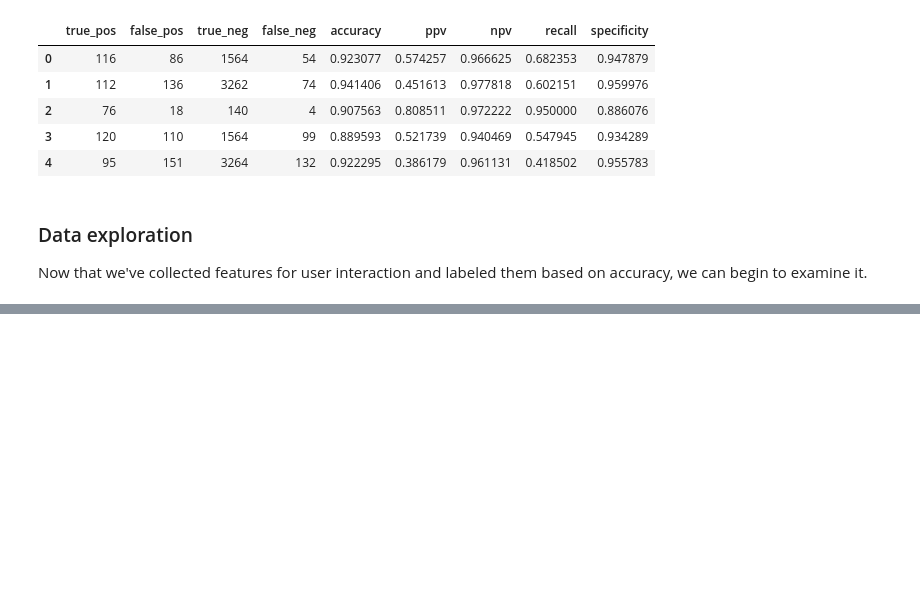
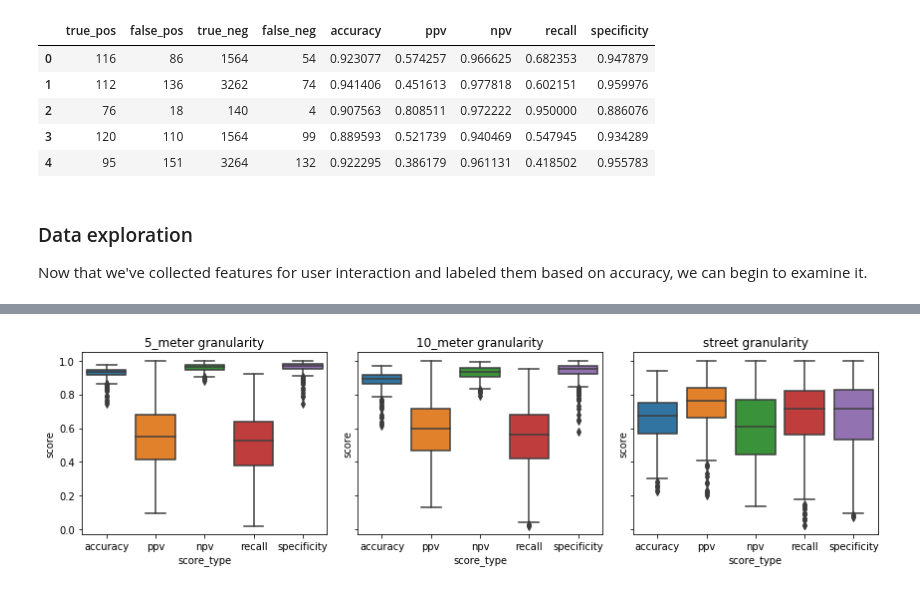
Before and after one commit to johannkm/cmsc499A, a Jupyter notebook: Report.ipynb, the cells around one changed output, grey strips where cells are left out. Drawn from its saved outputs; the diff is of its cells as text; code cells hidden in the pictures; blank space fills up the shorter version.

```diff
--- a/Report.ipynb
+++ b/Report.ipynb
@@ -147,0 +167,13 @@ plt.show()
+# %%
+col1,col2 = c.index.get_level_values(0), c.index.get_level_values(1)
+print('Highest correlations:')
+for i in range(len(c) - 3, len(c)):
+        print((feature_cols[col1[i]], feature_cols[col2[i]]), c.iloc[i])
+print('\nInverse correlations:')
+for i in range(0, 3):
+    print((feature_cols[col1[i]], feature_cols[col2[i]]), c.iloc[i])
+c = c.abs().sort_values()
+col1,col2 = c.index.get_level_values(0), c.index.get_level_values(1)
+print('\nLowest correlations:')
+for i in range(0, 3):
+    print((feature_cols[col1[i]], feature_cols[col2[i]]), c.iloc[i])
@@ -147,0 +204,14 @@ plt.show()
+# %%
+gran_types = ['5_meter', '10_meter', 'street']
+fig, ax = plt.subplots(ncols=3, sharey=True)
+for i, gran in enumerate(gran_types):
+    labels = data[data.granularity == gran][label_cols] # labels with given granularity
+    s = labels.stack().reset_index() # condense all score types to one column
+    s.columns = ['index', 'score_type', 'score']
+
+    b = sns.boxplot(x=s['score_type'], y=s['score'], ax=ax[i])
+    b.set_title(gran + ' granularity')
+fig.set_size_inches(12, 3.5)
+fig.tight_layout()
+# %% [output]
+[figure, added]
```
Also changed, not shown: parts of 34 cells of this notebook.
